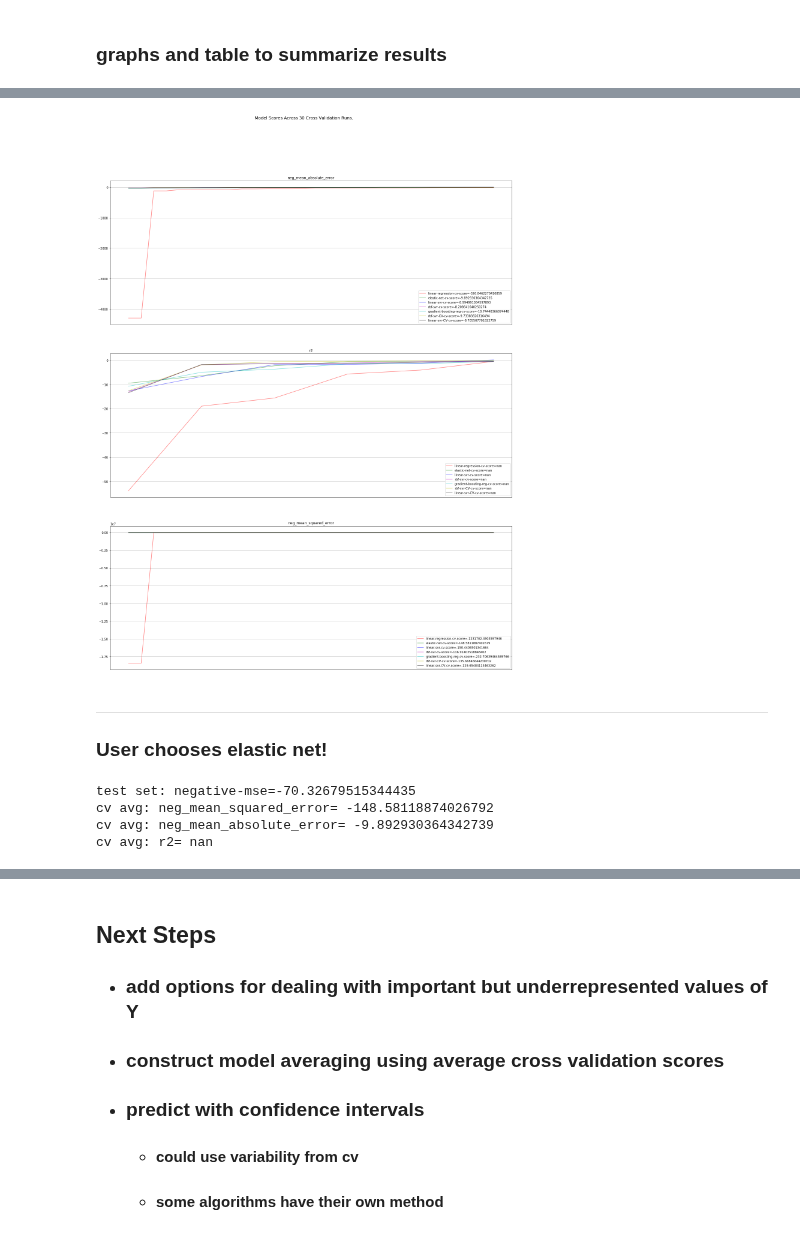
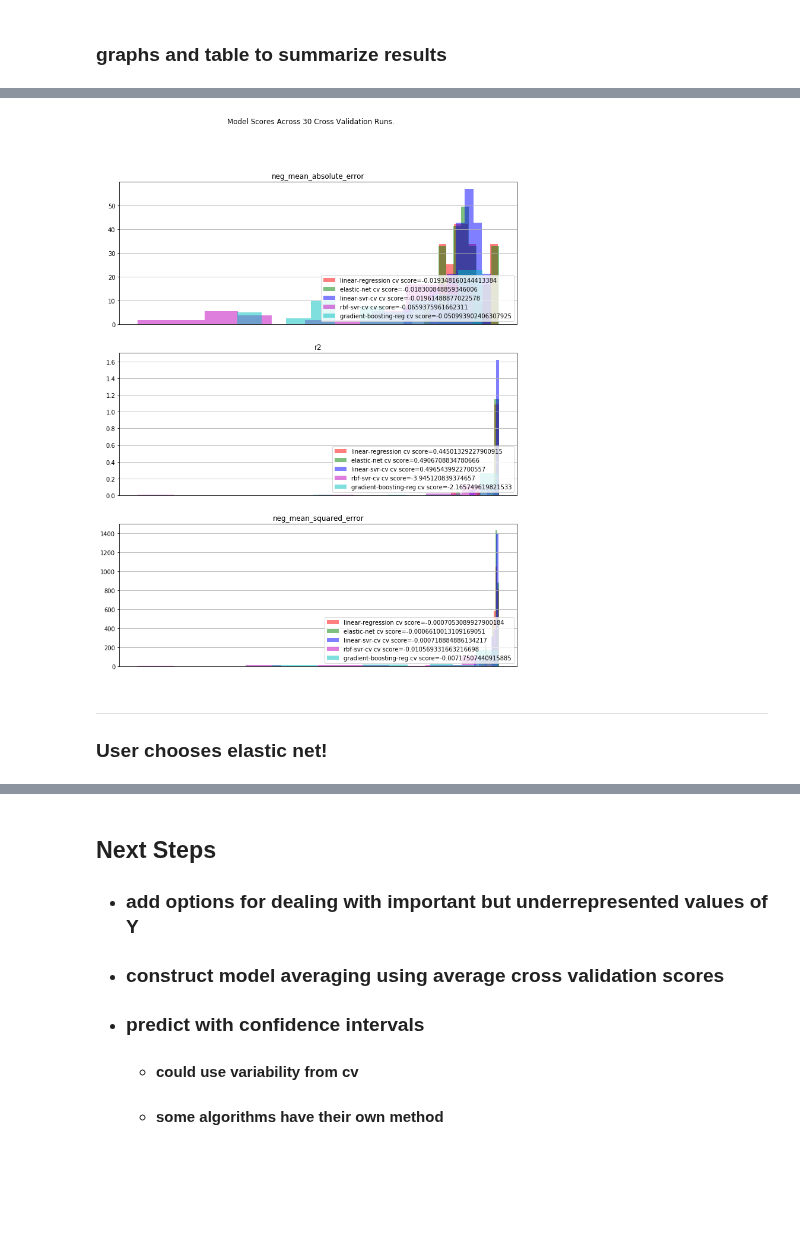
Before and after one commit to DouglasPatton/vbflow, a Jupyter notebook: VBflow.ipynb, the cells around one changed output, grey strips where cells are left out. Drawn from its saved outputs; the diff is of its cells as text; code cells hidden in the pictures; blank space fills up the shorter version.

```diff
--- a/VBflow.ipynb
+++ b/VBflow.ipynb
@@ -54,0 +79,6 @@ else:
+# %%
+linear_regression_select=Pipeline(steps=[('scaler',StandardScaler()),('Lars',Lars(n_nonzero_coefs=max_k))])
+linear_regression_select.fit(X_train,y_train)
+print(linear_regression_select['Lars'].coef_)
+a=mean_squared_error(linear_regression_select.predict(X_test),y_test)
+a
@@ -55,34 +96,33 @@ else:
 # %%
-# for elastic_net, add custom transformer to change data to Fortran contiguous if not?
-linear_regression=lambda: make_pipeline(StandardScaler(),LinearRegression()) # lambda so args,kwargs can be specified now rather than later
-elastic_net =lambda: make_pipeline(StandardScaler(), ElasticNetCV())
-#linear_svr = make_pipeline(StandardScaler(),GridSearchCV(LinearSVR(random_state=rs,tol=1e-3,max_iter=5000),n_jobs=1,param_grid={'C':np.linspace(-1,4,8)}))
+# use lambda to make a callable object for creating new models, but with args set already
+
+linear_regression=lambda: make_pipeline(StandardScaler(),LinearRegression(fit_intercept=False)) # lambda so args,kwargs can be specified now rather than later
+elastic_net =lambda: make_pipeline(StandardScaler(), ElasticNetCV(fit_intercept=False))
 linear_svr =lambda: make_pipeline(StandardScaler(),LinearSVR(random_state=rs,tol=1e-4,max_iter=5000,C=1))
 rbf_svr=lambda: make_pipeline(StandardScaler(),SVR(kernel='rbf',tol=1e-4,max_iter=5000, C=1))
 gradient_boosting_reg=lambda: make_pipeline(GradientBoostingRegressor())
 
+g_pts=3 # grid points for gridsearchcv param_grid
+linear_svr = Pipeline(steps=[('scaler',StandardScaler()),('lin_svr',LinearSVR(random_state=0,tol=1e-4,max_iter=10000))])
+lin_svr_param_grid={'lin_svr__C':np.logspace(-2,2,g_pts)}
+linear_svr_cv=lambda: GridSearchCV(linear_svr,param_grid=lin_svr_param_grid)
+
+rbf_svr=Pipeline(steps=[('scaler',StandardScaler()),('rbf_svr',SVR(kernel='rbf',tol=1e-4,max_iter=10000, cache_size=2*10**3))])
+rbf_svr_param_grid={'rbf_svr__C':np.logspace(-2,2,g_pts),'rbf_svr__gamma':np.logspace(-1,0.5,g_pts)}
+rbf_svr_cv=lambda: GridSearchCV(rbf_svr,param_grid=rbf_svr_param_grid)
+
 
 estimator_dict={'linear-regression':linear_regression,
             'elastic-net':elastic_net,
-            'linear-svr':linear_svr,
-            'rbf-svr':rbf_svr,
+            'linear-svr-cv':linear_svr_cv,
+            'rbf-svr-cv':rbf_svr_cv,
             'gradient-boosting-reg':gradient_boosting_reg}
+
 model_dict={key:val() for key,val in estimator_dict.items()} # they will be models once .fit is called
-# %%
-linear_svr = Pipeline(steps=[('scaler',StandardScaler()),('lin_svr',LinearSVR(random_state=0,tol=1e-4,max_iter=10000))])
-lin_svr_param_grid={'lin_svr__C':np.logspace(-2,2,5)}
-linear_svr_CV=lambda: GridSearchCV(linear_svr,param_grid=lin_svr_param_grid)
-
-rbf_svr=Pipeline(steps=[('scaler',StandardScaler()),('rbf_svr',SVR(kernel='rbf',tol=1e-4,max_iter=10000, cache_size=2*10**3))])
-rbf_svr_param_grid={'rbf_svr__C':np.logspace(-2,2,5),
-                   'rbf_svr__gamma':np.logspace(-1,0.5,5)}
-rbf_svr_CV=lambda: GridSearchCV(rbf_svr,param_grid=rbf_svr_param_grid)
-
-model_dict['rbf-svr-CV']=rbf_svr_CV()
-model_dict['linear-svr-CV']=linear_svr_CV()
 # %%
 scorer_list=['neg_mean_squared_error', 'neg_mean_absolute_error', 'r2'] #cross_validate wants strings
 cv=RepeatedKFold(n_splits=cv_folds, n_repeats=cv_reps, random_state=rs) # define separately to ensure same cv data used for each model
+vbhelper.scorer_list=scorer_list
 # allow/generate water quality thresholds for stratified kfold sub-sampling to ensure cross-validation folds have full range of water quality
 # %%
 cv_results={estimator_name:cross_validate(model, X_train, y_train, return_estimator=True, scoring=scorer_list, cv=cv)
@@ -126,28 +166,7 @@ scores for scorer: neg_mean_absolute_error:
-# %%
-colors = ['r', 'g', 'b', 'm', 'c', 'y', 'k']
-fig=plt.figure(figsize=[24,30])
-plt.suptitle(f"Model Scores Across {cv_count} Cross Validation Runs. ", fontsize=14)
-s_count=len(scorer_list)
-xidx=np.arange(cv_count) # place holder for scatterplot
-
-for s_idx, scorer in enumerate(scorer_list):
-    ax=fig.add_subplot(f'{s_count}1{s_idx}')
-    #ax.set_xlabel('estimator')
-    #ax.set_ylabel(scorer)
-    ax.set_title(scorer)
-    sortidx=np.argsort(cv_score_dict['elastic-net'][scorer])
-    #sortidx=np.argsort(cv_score_dict['linear-regression'][scorer])
-    #sortidx=slice(None)
-    for m_idx,estimator_name in enumerate(cv_results.keys()):
-        scores=cv_score_dict[estimator_name][scorer]
-        scores.sort()
-        ax.plot(xidx,scores,color=colors[m_idx],alpha=0.5,label=estimator_name+'-cv-score='+str(np.mean(cv_score_dict[estimator_name][scorer])))
-    ax.grid(True)
-    ax.xaxis.set_ticks([])
-    ax.xaxis.set_visible(False)
-    ax.legend(loc=4)
-# %% [output]
-[figure, removed]
+# %%
+vbhelper.plotCVScores(cv_score_dict,sort=1)
+# %% [output]
+[figure, added]
 # %%
 # create a similar plot showing residuals from the cv models for each value of y.
 # needs to be scatterplot or histogram since there will be (folds-1)*repeats predictions of each value of y.
@@ -168,7 +177,0 @@ def printTestandCVScores(estimator_name):
-# %%
-printTestandCVScores(final_estimator_name)
-# %% [output]
-test set: negative-mse=-70.32679515344435
-cv avg: neg_mean_squared_error= -148.58118874026792
-cv avg: neg_mean_absolute_error= -9.892930364342739
-cv avg: r2= nan
```
Also changed, not shown: parts of 12 cells of this notebook, 2 other files.
